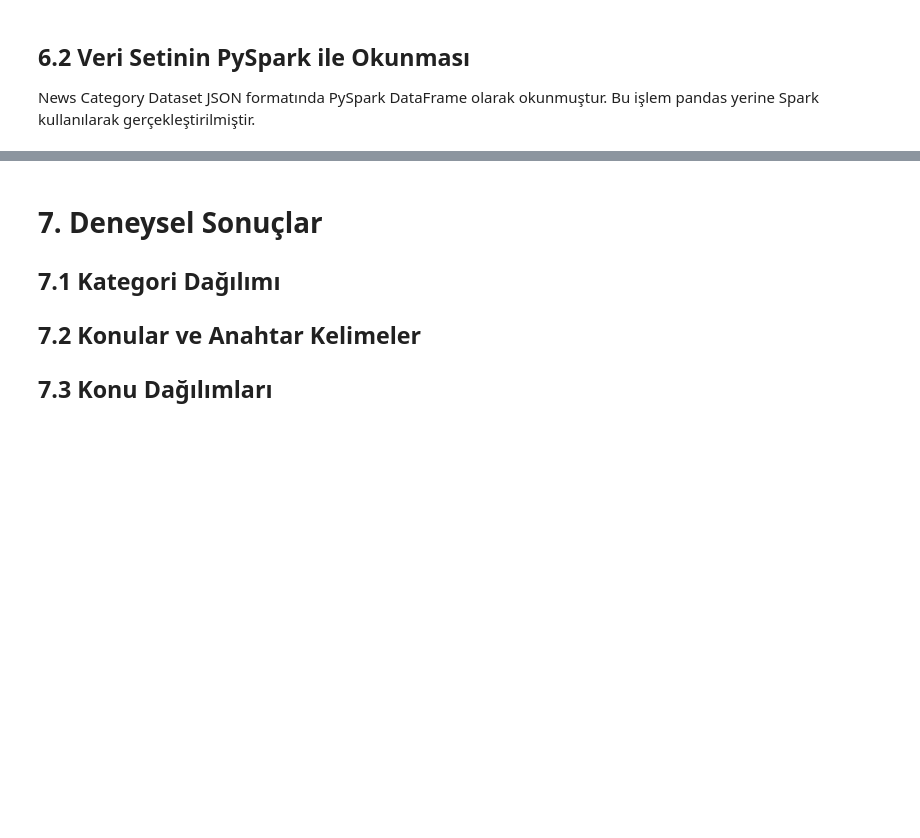
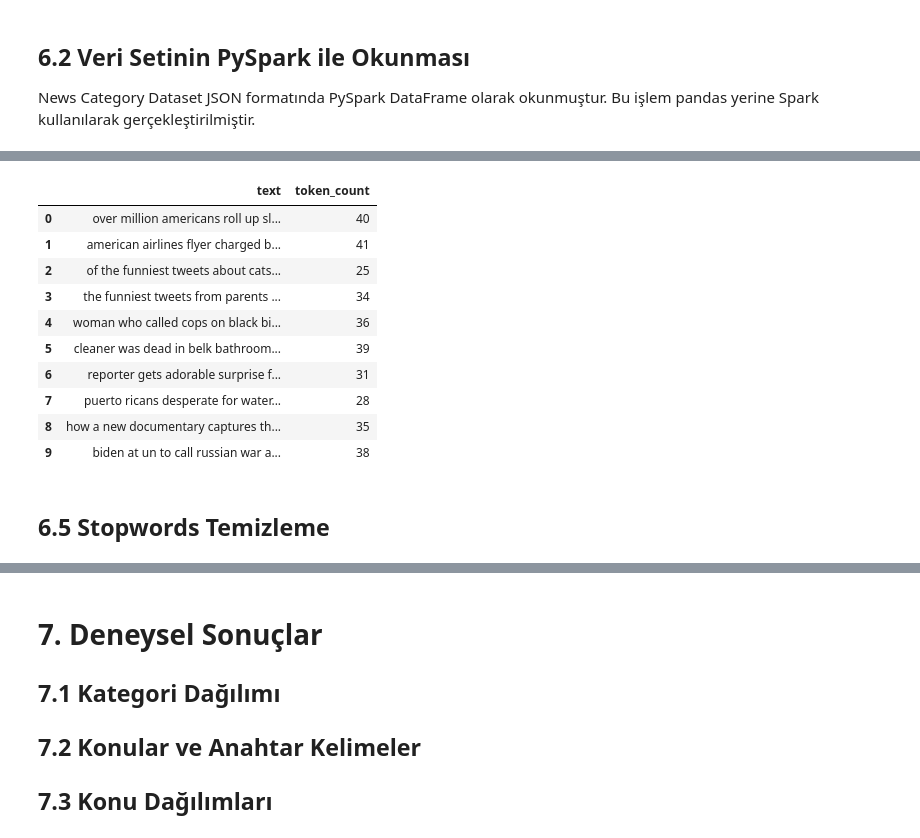
Before and after one commit to gndzegemen/big-data-final-project, a Jupyter notebook: Final Project.ipynb, the cells around one changed output, grey strips where cells are left out. Saved outputs shown, nothing was run; the diff lists cells and outputs as text; code cells hidden in the pictures; blank space fills up the shorter version.

```diff
--- a/Final Project.ipynb
+++ b/Final Project.ipynb
@@ -153,0 +183,15 @@ df_selected.limit(5).toPandas()
+# %%
+df_selected = df_selected.withColumn(
+    "text",
+    concat_ws(" ", "headline", "short_description")
+)
+# %%
+df_selected = df_selected.withColumn(
+    "text",
+    lower("text")
+)
+# %%
+df_selected = df_selected.withColumn(
+    "text",
+    regexp_replace("text", r"http\S+|[^a-zA-Z\s]", "")
+)
@@ -153,0 +209,9 @@ df_selected.limit(5).toPandas()
+# %%
+from pyspark.ml.feature import Tokenizer
+
+tokenizer = Tokenizer(
+    inputCol="text",
+    outputCol="tokens"
+)
+
+df_tokenized = tokenizer.transform(df_selected)
@@ -153,0 +230,21 @@ df_selected.limit(5).toPandas()
+# %%
+from pyspark.sql.functions import size
+
+df_tokenized.select(
+    "text",
+    size("tokens").alias("token_count")
+).limit(10).toPandas()
+# %% [output]
+|  | text | token_count |
+| 0 | over million americans roll up sl... | 40 |
+| 1 | american airlines flyer charged b... | 41 |
+| 2 | of the funniest tweets about cats... | 25 |
+| 3 | the funniest tweets from parents ... | 34 |
+| 4 | woman who called cops on black bi... | 36 |
+| 5 | cleaner was dead in belk bathroom... | 39 |
+| 6 | reporter gets adorable surprise f... | 31 |
+| 7 | puerto ricans desperate for water... | 28 |
+| 8 | how a new documentary captures th... | 35 |
+| 9 | biden at un to call russian war a... | 38 |
+# %% [markdown]
+## 6.5 Stopwords Temizleme
```
Also changed, not shown: parts of 23 cells of this notebook.
